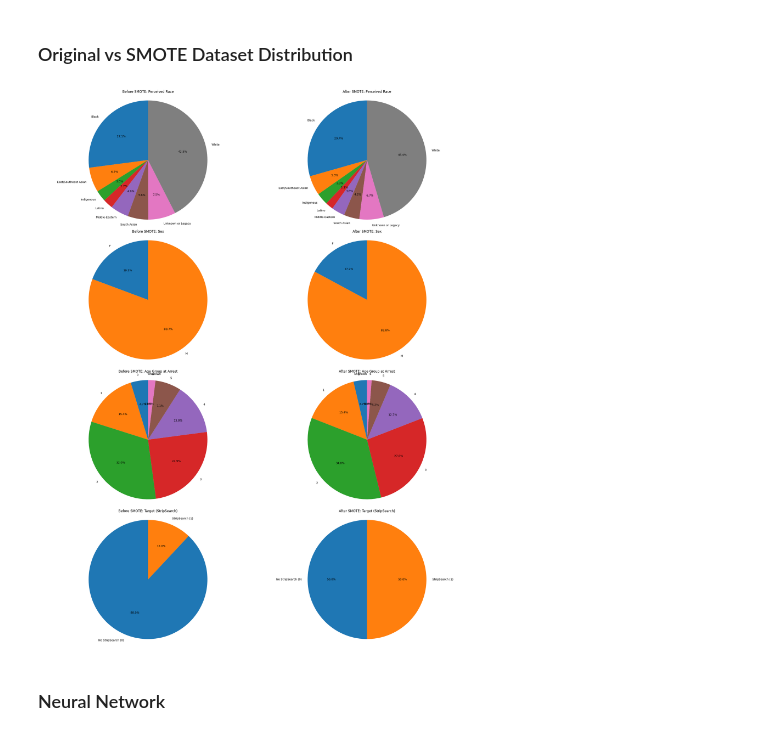
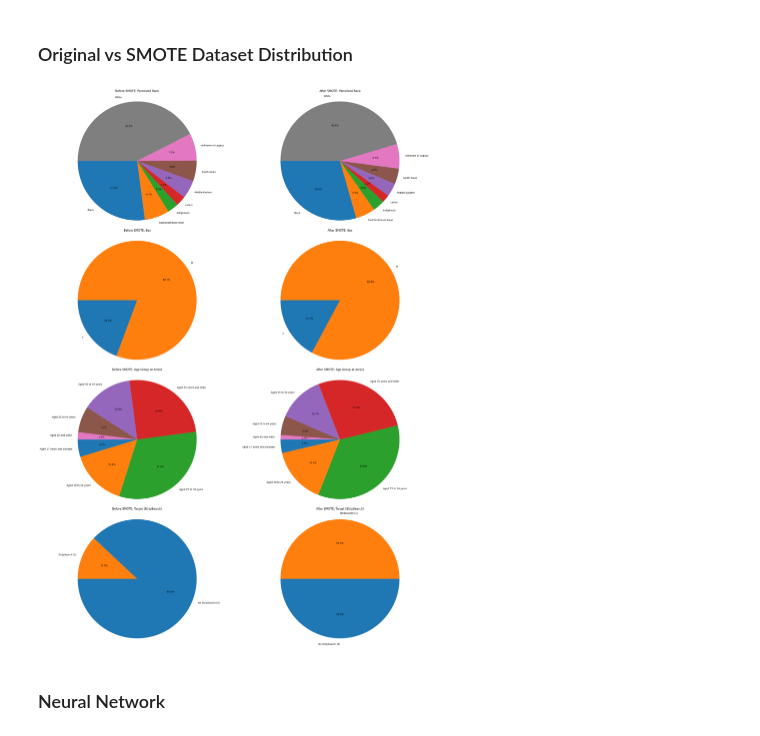
Before and after one commit to AndrewChai878/groupfairnessproject, a Jupyter notebook: main_pipeline.ipynb, the cells around one changed output. Drawn from its saved outputs; the diff is of its cells as text; code cells hidden in the pictures.

Commit message:
updated visualizations

```diff
--- a/main_pipeline.ipynb
+++ b/main_pipeline.ipynb
@@ -366,21 +366,27 @@ def decode_onehot(df, prefix):
     values = np.asarray(labels, dtype=object)[idx]
     return pd.Series(values), labels
 
-def decode_age(df):
+def decode_age(df, age_label_map=None):
     ord_cols = list(unprocessed_baseline["preprocessor"].transformers_[1][2])
     age_pos = ord_cols.index("Age_group__at_arrest_")
     age_col = "ord_ordenc__Age_group__at_arrest_"
+
     age_categories = np.asarray(
         unprocessed_baseline["preprocessor"].named_transformers_["ord_ordenc"].categories_[age_pos],
         dtype=object,
     )
+
     codes = np.rint(df[age_col].to_numpy()).astype(int)
     valid = (codes >= 0) & (codes < len(age_categories))
-    values = np.where(valid, age_categories[np.clip(codes, 0, len(age_categories) - 1)], "Unknown")
-    labels = list(age_categories)
-    if "Unknown" not in labels:
-        labels.append("Unknown")
-    return pd.Series(values), labels
+    raw_values = np.where(valid, age_categories[np.clip(codes, 0, len(age_categories) - 1)], "Unknown")
+
+    if age_label_map is None:
+        age_label_map = {}
+
+    values = pd.Series(raw_values, dtype=object).map(lambda x: age_label_map.get(x, x))
+    labels = [age_label_map.get(x, x) for x in age_categories]
+    return values, labels
+
 
 def ordered_counts(series, labels):
     return series.value_counts().reindex(labels, fill_value=0)
@@ -388,42 +394,51 @@ def ordered_counts(series, labels):
 # Decode groups from encoded features
 race_before, race_labels = decode_onehot(df_before, "cat_ohe__Perceived_Race_")
 race_after, _ = decode_onehot(df_after, "cat_ohe__Perceived_Race_")
 
 sex_before, sex_labels = decode_onehot(df_before, "cat_ohe__Sex_")
 sex_after, _ = decode_onehot(df_after, "cat_ohe__Sex_")
 
-age_before, age_labels = decode_age(df_before)
-age_after, _ = decode_age(df_after)
+age_label_map = {
+    0: "Aged 17 years and younger",
+    1: "Aged 18 to 24 years",
+    2: "Aged 25 to 34 years",
+    3: "Aged 35 years and older",
+    4: "Aged 45 to 54 years",
+    5: "Aged 55 to 64 years",
+    6: "Aged 65 and older",
+}
+
+age_before, age_labels = decode_age(df_before, age_label_map=age_label_map)
+age_after, _ = decode_age(df_after, age_label_map=age_label_map)
 
 target_labels = ["No StripSearch (0)", "StripSearch (1)"]
 target_before = pd.Series(y_tr).astype(int).map({0: target_labels[0], 1: target_labels[1]})
 target_after = pd.Series(y_resampled).astype(int).map({0: target_labels[0], 1: target_labels[1]})
 
 plot_rows = [
     ("Perceived Race", race_before, race_after, race_labels),
     ("Sex", sex_before, sex_after, sex_labels),
     ("Age Group at Arrest", age_before, age_after, age_labels),
     ("Target (StripSearch)", target_before, target_after, target_labels),
 ]
 
-fig, axes = plt.subplots(4, 2, figsize=(22,28))
+fig, axes = plt.subplots(4, 2, figsize=(24,33))
 
 for r, (title, before_s, after_s, labels) in enumerate(plot_rows):
     before_counts = ordered_counts(before_s, labels)
     after_counts = ordered_counts(after_s, labels)
-
-    axes[r, 0].pie(before_counts.values, labels=before_counts.index, autopct="%1.1f%%", startangle=90)
-    axes[r, 0].set_title(f"Before SMOTE: {title}")
+    axes[r, 0].pie(before_counts.values, labels=before_counts.index, autopct="%1.1f%%", startangle=180 )
+    axes[r, 0].set_title(f"Before SMOTE: {title}", pad=15)
     axes[r, 0].axis("equal")
 
-    axes[r, 1].pie(after_counts.values, labels=after_counts.index, autopct="%1.1f%%", startangle=90)
-    axes[r, 1].set_title(f"After SMOTE: {title}")
+    axes[r, 1].pie(after_counts.values, labels=after_counts.index, autopct="%1.1f%%", startangle=180)
+    axes[r, 1].set_title(f"After SMOTE: {title}", pad=15)
     axes[r, 1].axis("equal")
 
 plt.tight_layout()
 plt.show()
 # %% [output]
-[figure, old version]
+[figure, new version]
 # %% [markdown]
 ### Neural Network
 # %%
```
